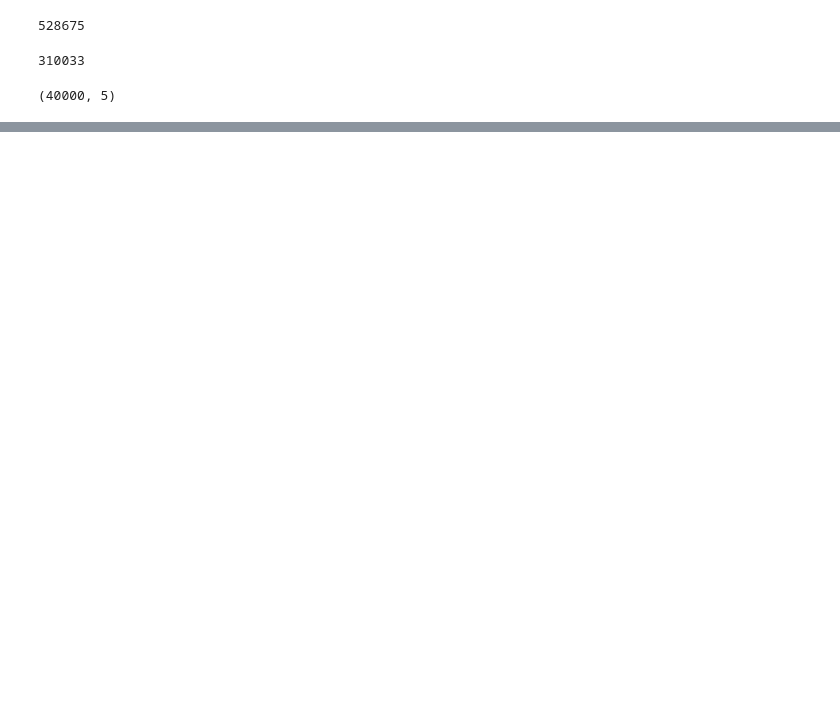
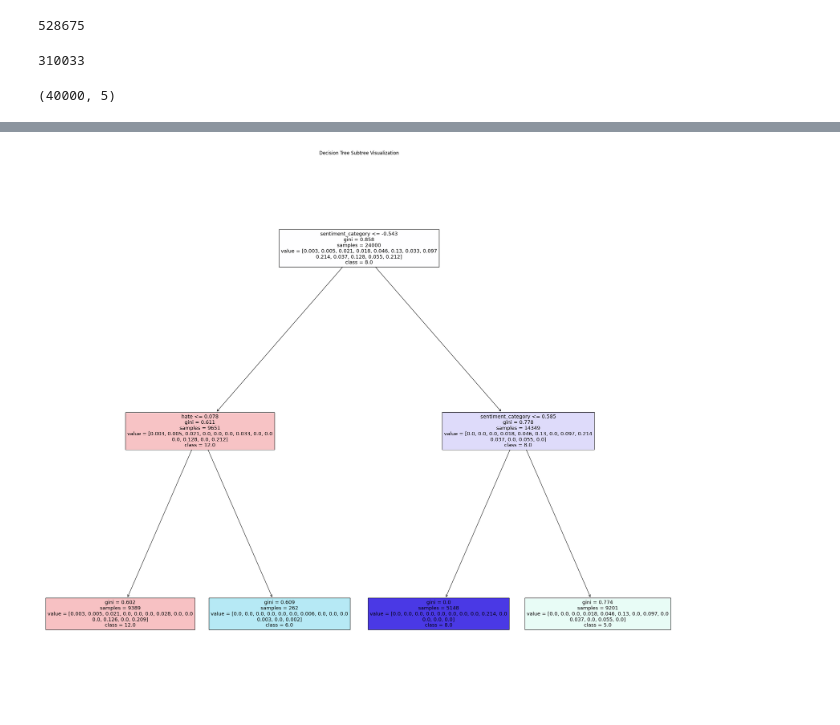
Before and after one commit to VajinderKaur/TheSparksFoundation_Task2, a Jupyter notebook: Decision_Tree_Algorithm.ipynb, the cells around one changed output, grey strips where cells are left out. Cells and saved outputs as stored; diff of their text form; code cells hidden in the pictures; blank space fills up the shorter version.

```diff
--- a/Decision_Tree_Algorithm.ipynb
+++ b/Decision_Tree_Algorithm.ipynb
@@ -310,0 +355,40 @@ Test set accuracy: 0.5945
+# %%
+from sklearn.tree import export_graphviz
+import graphviz
+from sklearn.tree import plot_tree
+
+# Function to visualize a subtree of the decision tree
+def visualize_subtree(adaboost_classifier, feature_names, class_names, base_estimator_index, node_index, filename=None):
+    # Extract the list of base estimators (decision trees) from AdaBoostClassifier
+    base_estimators = adaboost_classifier.estimators_
+
+    # Extract the base estimator (decision tree) from the list at the specified index
+    base_estimator = base_estimators[base_estimator_index]
+
+    # Convert class names to strings
+    class_names = [str(class_name) for class_name in class_names]
+
+    # Visualize the decision tree
+    plt.figure(figsize=(30, 26))
+    plot_tree(base_estimator, feature_names=feature_names, class_names=class_names, filled=True)
+    plt.title('Decision Tree Subtree Visualization')
+    plt.show()
+
+# Extract feature names from preprocessor
+feature_names = best_model.named_steps['preprocessor'].transformers_[0][1].get_feature_names_out()
+
+# Get the feature names for numeric features
+numeric_features = ['neg_score', 'neu_score', 'pos_score', 'sentiment_category']
+
+# Concatenate feature names
+all_feature_names = np.concatenate((feature_names, numeric_features))
+
+# Example: Visualize subtree rooted at node with index 5
+visualize_subtree(best_model.named_steps['classifier'],
+                  all_feature_names,
+                  best_model.named_steps['classifier'].classes_,
+                  base_estimator_index=0,
+                  node_index=5,
+                  filename="subtree_visualization")
+# %% [output]
+[figure, added]
```
Also changed, not shown: parts of 6 cells of this notebook.
